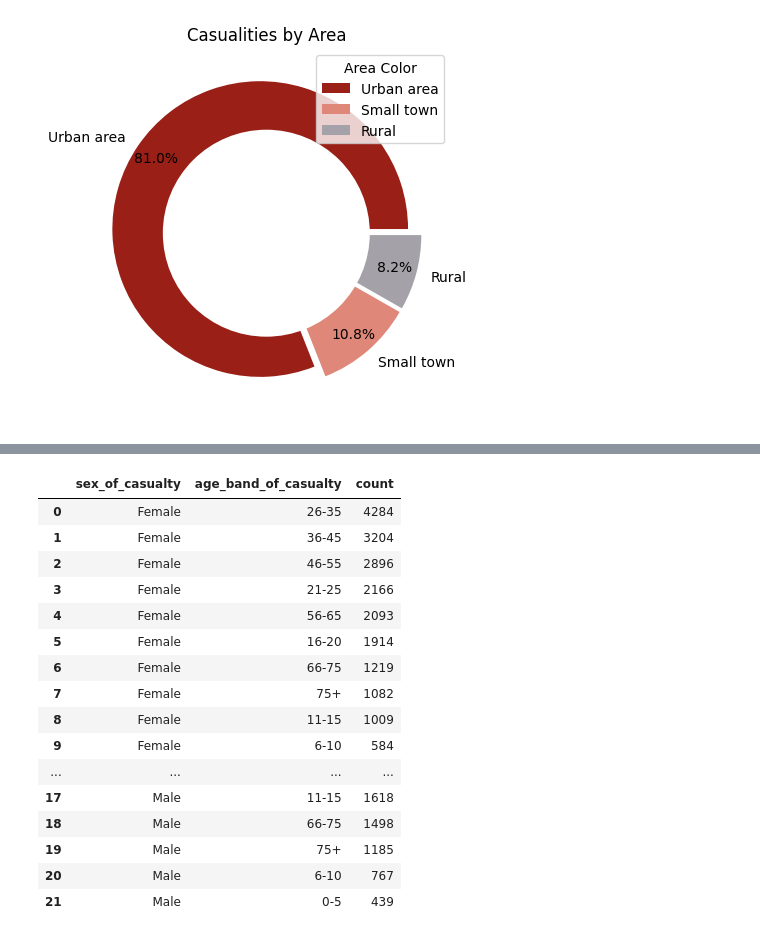
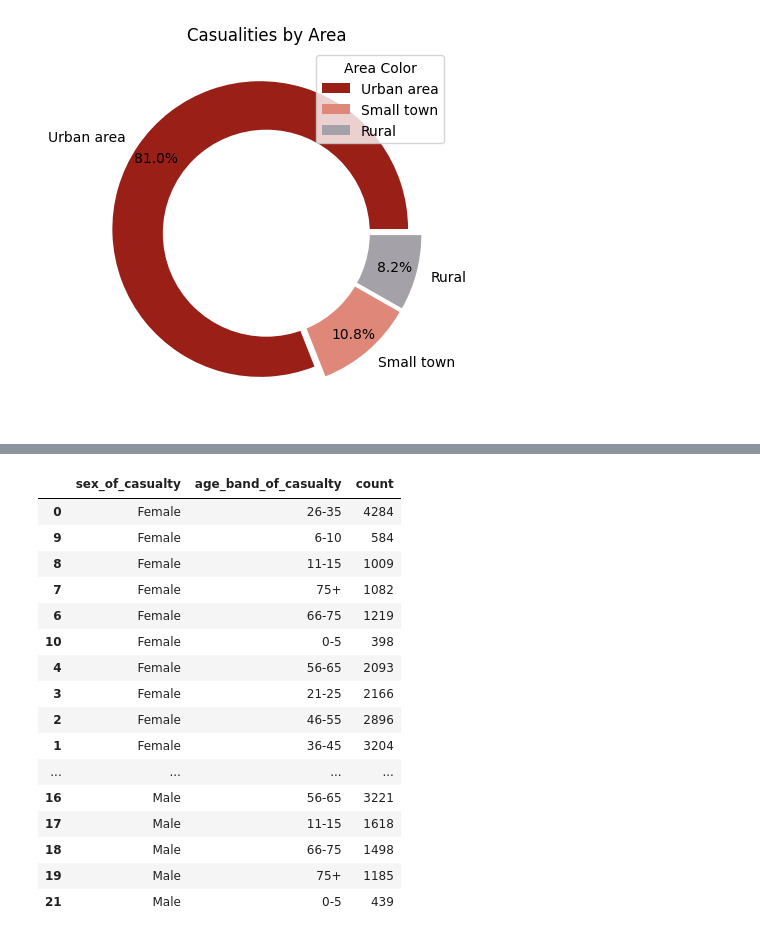
Before and after one commit to ZeynabRostami/road_casualty_data_analysis_2022, a Jupyter notebook: road_casualty_data_analysis_2022.ipynb, the cells around one changed output, grey strips where cells are left out. Drawn from its saved outputs; the diff is of its cells as text; code cells hidden in the pictures.

```diff
--- a/road_casualty_data_analysis_2022.ipynb
+++ b/road_casualty_data_analysis_2022.ipynb
@@ -7,7 +7,7 @@ import plotly.express as px
 # %% [markdown]
 # Loading and cleaning the dataset
 # %%
-df = pd.read_csv('/content/dft-road-casualty-statistics-casualty-provisional-mid-year-unvalidated-2022 (1).csv')
+df = pd.read_csv('./data/dft-road-casualty-statistics-casualty-provisional-mid-year-unvalidated-2022 (1).csv')
 df[df.duplicated()]
 # %% [output]
 |  | status | accident_index | accident_year | accident_reference | vehicle_reference | casualty_reference | ... |
@@ -208,23 +228,23 @@ plt.show()
 # %%
-sunburst_df = df_cleaned.groupby(['sex_of_casualty'])['age_band_of_casualty'].value_counts().reset_index(name='count')
+sunburst_df = df_cleaned.groupby(['sex_of_casualty'])['age_band_of_casualty'].value_counts().reset_index(name='count').sort_values(by='sex_of_casualty')
 sunburst_df
 # %% [output]
 |  | sex_of_casualty | age_band_of_casualty | count |
 | 0 | Female | 26-35 | 4284 |
+| 9 | Female | 6-10 | 584 |
+| 8 | Female | 11-15 | 1009 |
+| 7 | Female | 75+ | 1082 |
+| 6 | Female | 66-75 | 1219 |
+| 10 | Female | 0-5 | 398 |
+| 4 | Female | 56-65 | 2093 |
+| 3 | Female | 21-25 | 2166 |
+| 2 | Female | 46-55 | 2896 |
 | 1 | Female | 36-45 | 3204 |
-| 2 | Female | 46-55 | 2896 |
-| 3 | Female | 21-25 | 2166 |
-| 4 | Female | 56-65 | 2093 |
-| 5 | Female | 16-20 | 1914 |
-| 6 | Female | 66-75 | 1219 |
-| 7 | Female | 75+ | 1082 |
-| 8 | Female | 11-15 | 1009 |
-| 9 | Female | 6-10 | 584 |
 | ... | ... | ... | ... |
+| 16 | Male | 56-65 | 3221 |
 | 17 | Male | 11-15 | 1618 |
 | 18 | Male | 66-75 | 1498 |
 | 19 | Male | 75+ | 1185 |
-| 20 | Male | 6-10 | 767 |
 | 21 | Male | 0-5 | 439 |
 # %%
 fig = px.sunburst(sunburst_df, path=['sex_of_casualty', 'age_band_of_casualty'],
```
Also changed, not shown: parts of 12 cells of this notebook.
